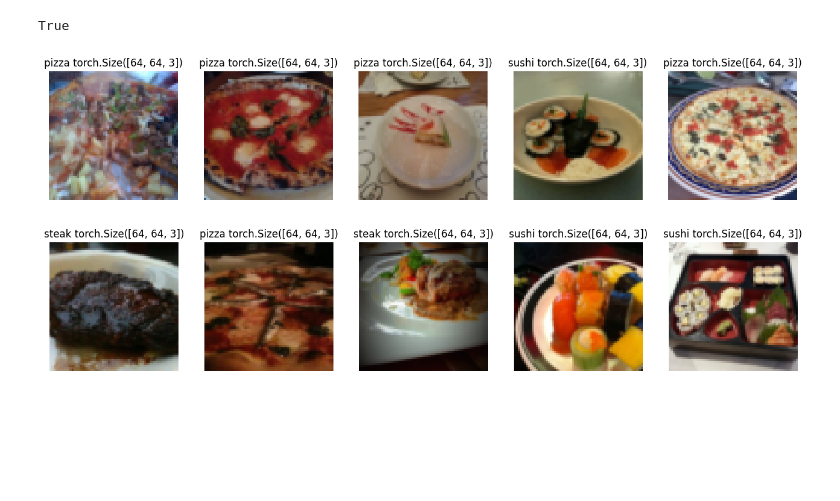
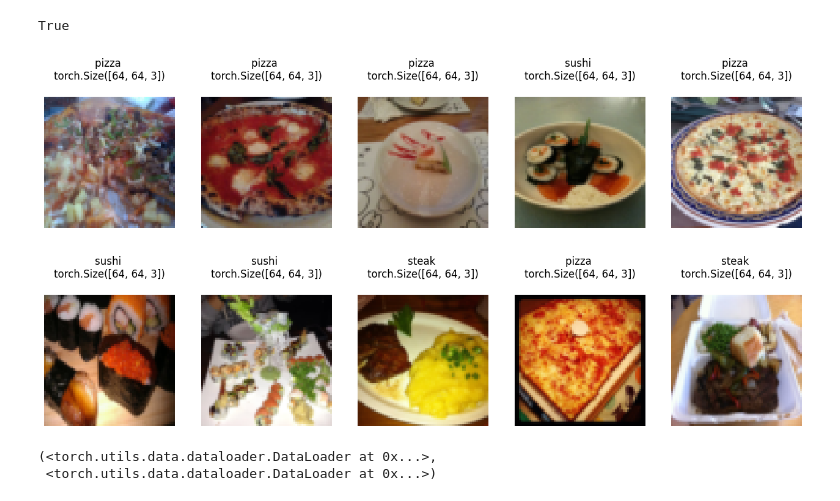
Before and after one commit to Greg-Vincent0711/Finished-Pytorch-Course, a Jupyter notebook: 05-custom-datasets.ipynb, the cells around one changed output. Saved outputs shown, nothing was run; the diff lists cells and outputs as text; code cells hidden in the pictures; blank space fills up the shorter version.

Commit message:
Finished work on Custom Datasets

```diff
--- a/05-custom-datasets.ipynb
+++ b/05-custom-datasets.ipynb
@@ -257,39 +257,55 @@ def display_random_images(dSet: torch.utils.data.Dataset,
                          display_shape:bool = True,
                          seed: int = None):
     if image_num > 10:
         image_num = 10
         display_shape = False
         print("Image num capped at 10, removing shape display.")
     if seed:
         random.seed(seed)
     plt.figure(figsize=(16,8))
     # randomly sample 10 indices from the dataset
     random_samples = random.sample(range(len(dSet)), k=image_num)
     for i, target_sample in enumerate(random_samples):
         # grab image tensor data and label from the dataset
         target_image, target_label = dSet[target_sample][0], dSet[target_sample][1]
         # set up image dims for matplotlib
         target_image_adjusted = target_image.permute(1,2,0)
         # plot each image
         plt.subplot(1, image_num, i + 1)
         plt.imshow(target_image_adjusted)
         plt.axis(False)
         if classes:
             title = f"{classes[target_label]}"
             if display_shape:
-                title = title + " " + f"{target_image_adjusted.shape}"
+                title = title + " " + f"\n{target_image_adjusted.shape}\n"
         plt.title(title)
 
 display_random_images(dSet=train_data,
                      classes=train_data.classes,
                      image_num=5,
                      seed=None)
 # %% [output]
-[figure, old version]
+[figure, new version]
 # %%
 display_random_images(dSet=train_data_custom,
                      classes=train_data_custom.classes,
                      image_num=5,
                      )
 # %% [output]
-[figure, old version]
+[figure, new version]
+# %%
+NUM_WORKERS = os.cpu_count()
+BATCH_SIZE = 32
+train_dataLoaderCustom = DataLoader(dataset=train_data_custom,
+                                   batch_size=BATCH_SIZE,
+                                   num_workers=NUM_WORKERS,
+                                   shuffle=True)
+
+test_dataLoaderCustom = DataLoader(dataset=test_data_custom,
+                                   batch_size=BATCH_SIZE,
+                                   num_workers=NUM_WORKERS,
+                                   shuffle=True)
+train_dataLoaderCustom, test_dataLoaderCustom
+# %% [output]
+(<torch.utils.data.dataloader.DataLoader at 0x...>,
+ <torch.utils.data.dataloader.DataLoader at 0x...>)
```
Also changed, not shown: parts of 21 cells of this notebook.
